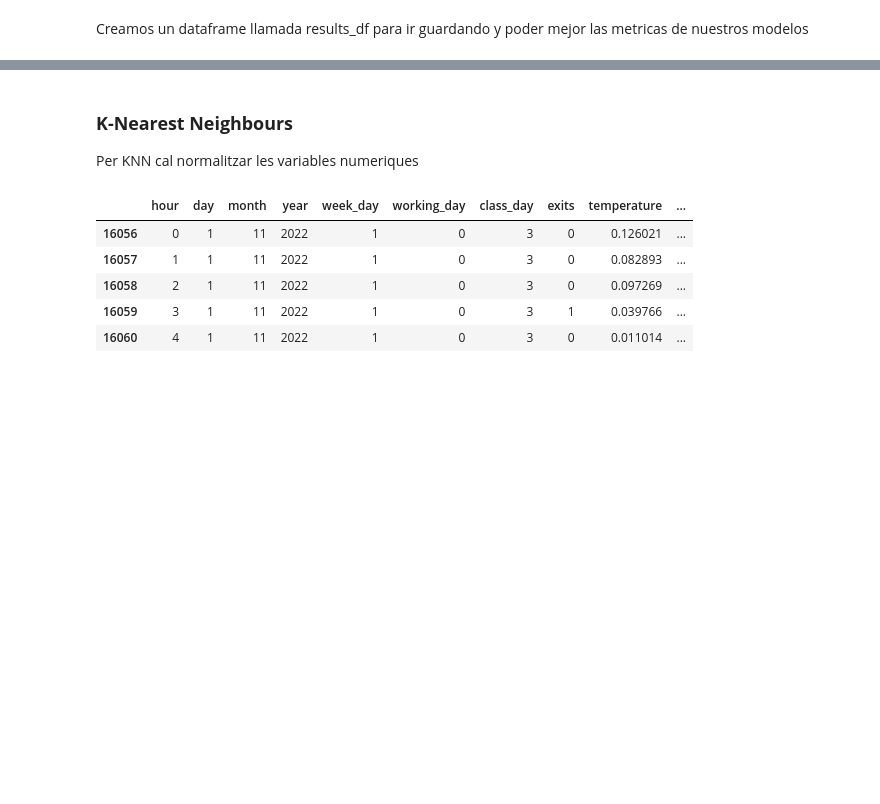
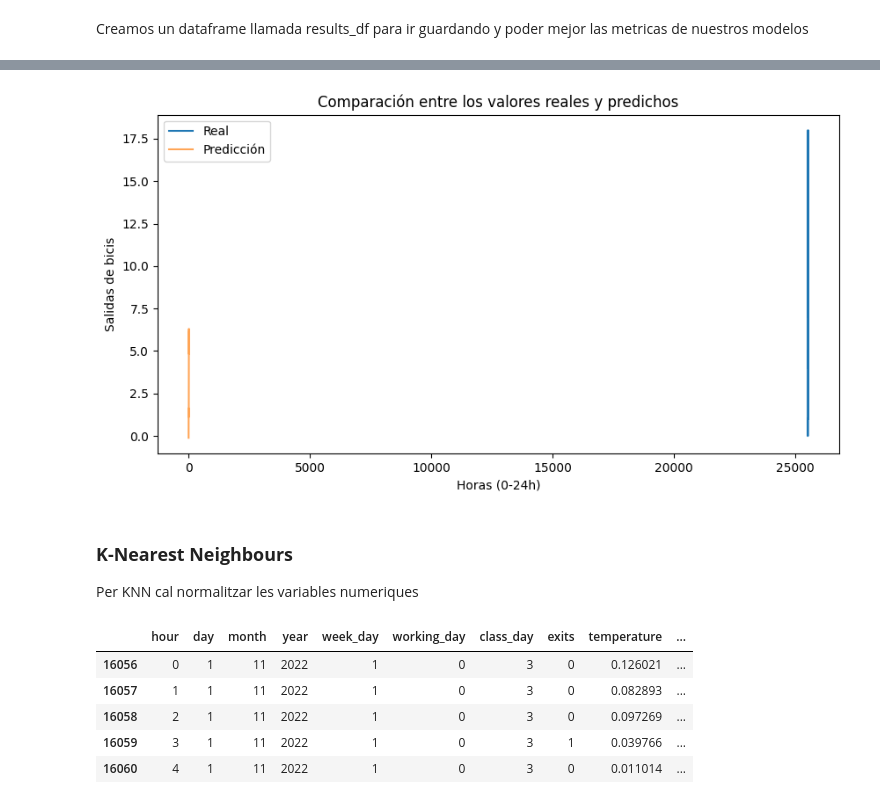
Before and after one commit to nicollorens12/BicingEstimator, a Jupyter notebook: notebook.ipynb, the cells around one changed output, grey strips where cells are left out. Cells and saved outputs as stored; diff of their text form; code cells hidden in the pictures; blank space fills up the shorter version.

```diff
--- a/notebook.ipynb
+++ b/notebook.ipynb
@@ -262,3 +276,15 @@ results_df
+# %%
+# Graficar los valores reales vs. los predichos
+plt.figure(figsize=(10, 5))
+plt.plot(y_test, label='Real')
+plt.plot(y_pred_lr, label='Predicción', alpha=0.7)
+plt.title('Comparación entre los valores reales y predichos')
+plt.xlabel('Horas (0-24h)')
+plt.ylabel('Salidas de bicis')
+plt.legend()
+plt.show();
+# %% [output]
+[figure, added]
 # %% [markdown]
 ### **K-Nearest Neighbours**
 
```
Also changed, not shown: parts of 32 cells of this notebook, 8 other files.
